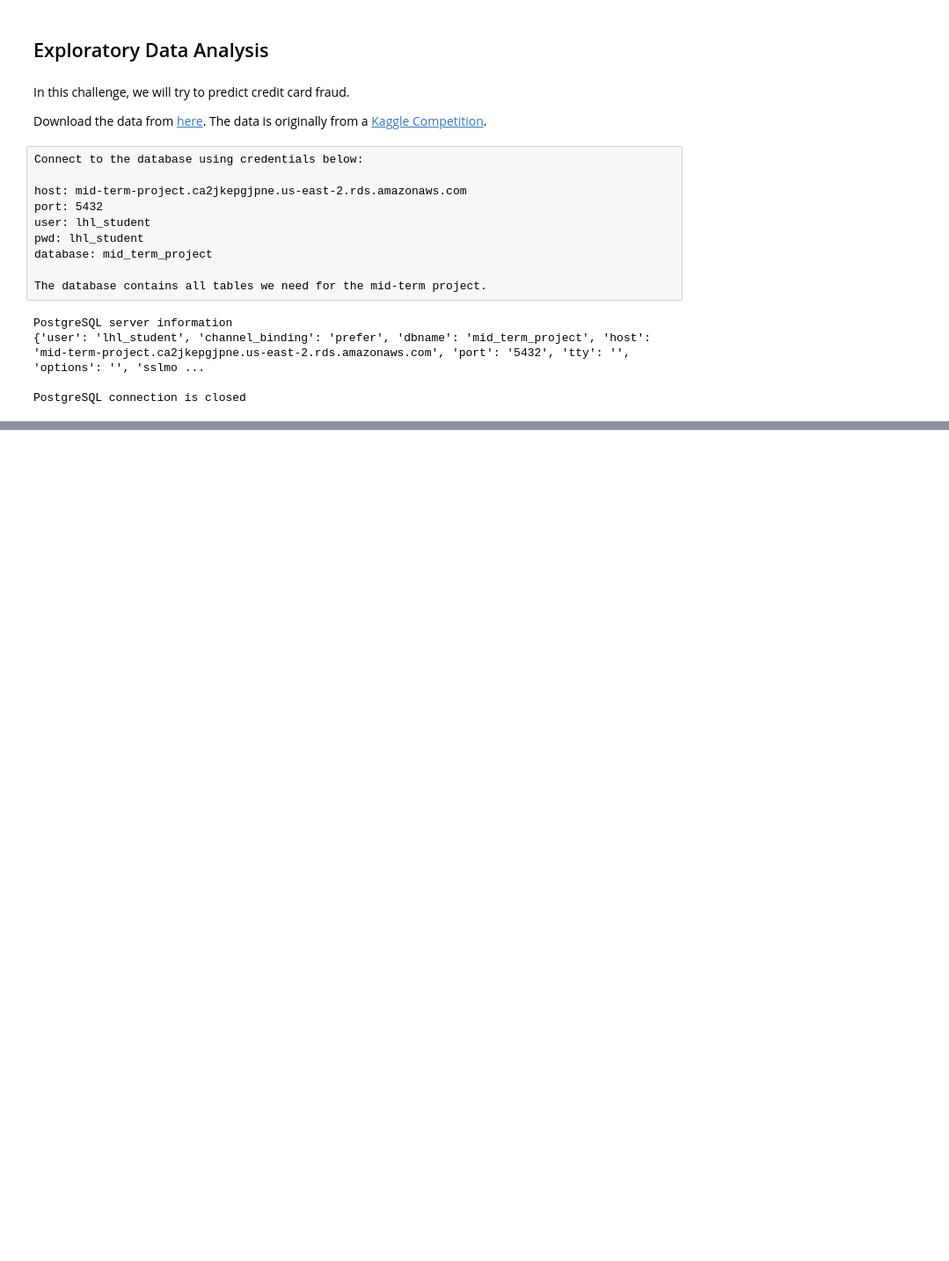
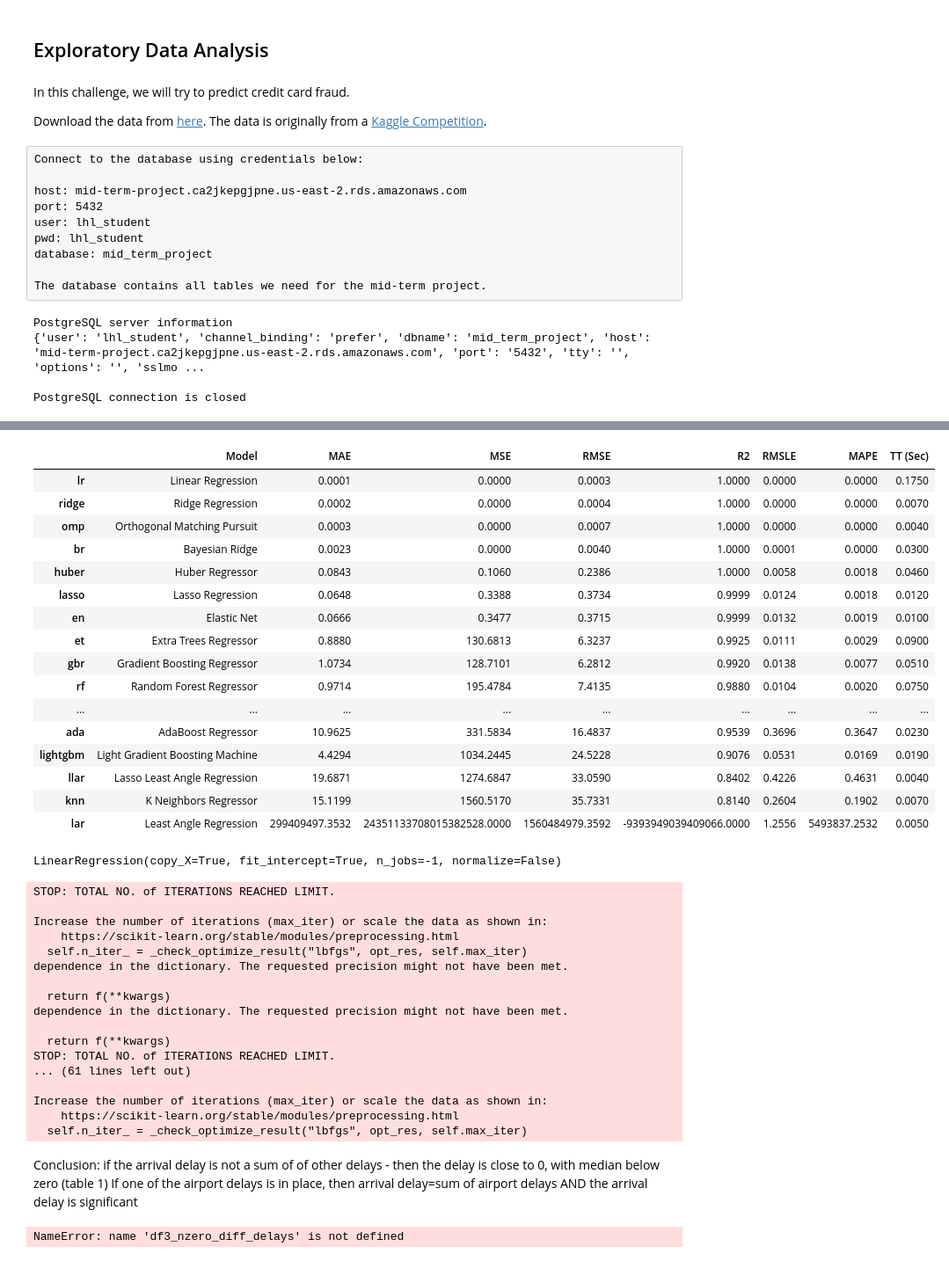
Before and after one commit to coffeature/flight_project, a Jupyter notebook: 01dp.ipynb, the cells around one changed output, grey strips where cells are left out. Shown at 88% size. Cells and saved outputs as stored; diff of their text form; code cells hidden in the pictures; blank space fills up the shorter version.

```diff
--- a/01dp.ipynb
+++ b/01dp.ipynb
@@ -111,0 +391,48 @@ def postgresql_to_dataframe(conn, select_query, column_names):
+# %%
+compare_models()
+# %% [output]
+|  | Model | MAE | MSE | RMSE | R2 | RMSLE | MAPE | TT (Sec) |
+| lr | Linear Regression | 0.0001 | 0.0000 | 0.0003 | 1.0000 | 0.0000 | 0.0000 | 0.1750 |
+| ridge | Ridge Regression | 0.0002 | 0.0000 | 0.0004 | 1.0000 | 0.0000 | 0.0000 | 0.0070 |
+| omp | Orthogonal Matching Pursuit | 0.0003 | 0.0000 | 0.0007 | 1.0000 | 0.0000 | 0.0000 | 0.0040 |
+| br | Bayesian Ridge | 0.0023 | 0.0000 | 0.0040 | 1.0000 | 0.0001 | 0.0000 | 0.0300 |
+| huber | Huber Regressor | 0.0843 | 0.1060 | 0.2386 | 1.0000 | 0.0058 | 0.0018 | 0.0460 |
+| lasso | Lasso Regression | 0.0648 | 0.3388 | 0.3734 | 0.9999 | 0.0124 | 0.0018 | 0.0120 |
+| en | Elastic Net | 0.0666 | 0.3477 | 0.3715 | 0.9999 | 0.0132 | 0.0019 | 0.0100 |
+| et | Extra Trees Regressor | 0.8880 | 130.6813 | 6.3237 | 0.9925 | 0.0111 | 0.0029 | 0.0900 |
+| gbr | Gradient Boosting Regressor | 1.0734 | 128.7101 | 6.2812 | 0.9920 | 0.0138 | 0.0077 | 0.0510 |
+| rf | Random Forest Regressor | 0.9714 | 195.4784 | 7.4135 | 0.9880 | 0.0104 | 0.0020 | 0.0750 |
+| ... | ... | ... | ... | ... | ... | ... | ... | ... |
+| ada | AdaBoost Regressor | 10.9625 | 331.5834 | 16.4837 | 0.9539 | 0.3696 | 0.3647 | 0.0230 |
+| lightgbm | Light Gradient Boosting Machine | 4.4294 | 1034.2445 | 24.5228 | 0.9076 | 0.0531 | 0.0169 | 0.0190 |
+| llar | Lasso Least Angle Regression | 19.6871 | 1274.6847 | 33.0590 | 0.8402 | 0.4226 | 0.4631 | 0.0040 |
+| knn | K Neighbors Regressor | 15.1199 | 1560.5170 | 35.7331 | 0.8140 | 0.2604 | 0.1902 | 0.0070 |
+| lar | Least Angle Regression | 299409497.3532 | 24351133708015382528.0000 | 1560484979.3592 | -9393949039409066.0000 | 1.2556 | 5493837.2532 | 0.0050 |
+LinearRegression(copy_X=True, fit_intercept=True, n_jobs=-1, normalize=False)
+STOP: TOTAL NO. of ITERATIONS REACHED LIMIT.
+
+Increase the number of iterations (max_iter) or scale the data as shown in:
+    https://scikit-learn.org/stable/modules/preprocessing.html
+  self.n_iter_ = _check_optimize_result("lbfgs", opt_res, self.max_iter)
+dependence in the dictionary. The requested precision might not have been met.
+
+  return f(**kwargs)
+dependence in the dictionary. The requested precision might not have been met.
+
+  return f(**kwargs)
+STOP: TOTAL NO. of ITERATIONS REACHED LIMIT.
+... (61 lines left out)
+
+Increase the number of iterations (max_iter) or scale the data as shown in:
+    https://scikit-learn.org/stable/modules/preprocessing.html
+  self.n_iter_ = _check_optimize_result("lbfgs", opt_res, self.max_iter)
+# %% [markdown]
+Conclusion: if the arrival delay is not a sum of of other delays - then the delay is close to 0, with median below zero (table 1)
+If one of the airport delays is in place, then arrival delay=sum of airport delays AND the arrival delay is significant
+# %%
+#df3 = df2.dropna()
+#df3
+df3_nzero_diff_delays1=df3_nzero_diff_delays[(df3_nzero_diff_delays.checking_diff_delays_arr!=0)]
+df3_nzero_diff_delays
+# %% [output]
+NameError: name 'df3_nzero_diff_delays' is not defined
```
Also changed, not shown: parts of 28 cells of this notebook.
